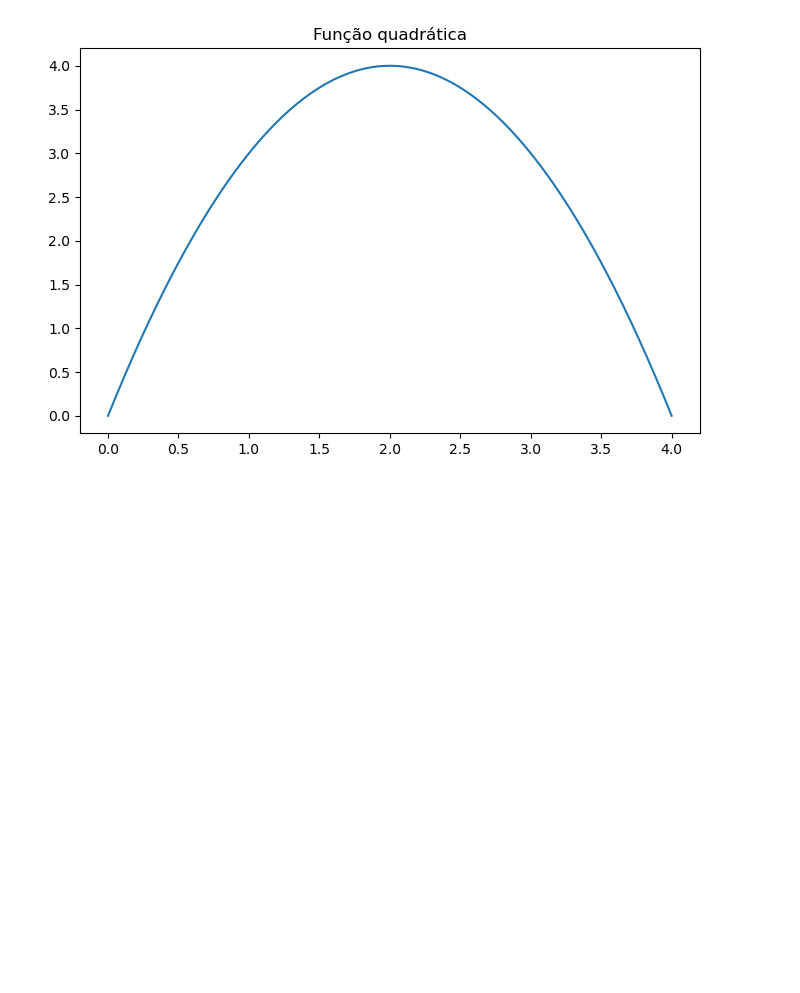
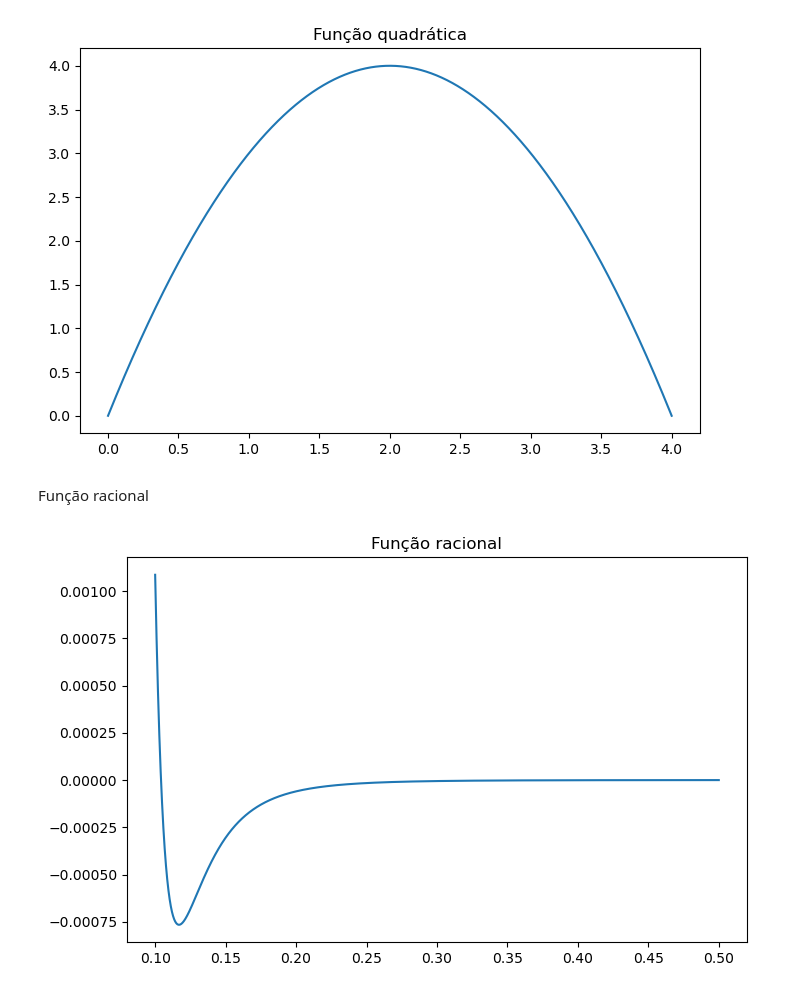
Before and after one commit to rogeriojunio/python-fundamentals, a Jupyter notebook: matplotlib/matplotlib.ipynb, the cells around one changed output. Drawn from its saved outputs; the diff is of its cells as text; code cells hidden in the pictures; blank space fills up the shorter version.

```diff
--- a/matplotlib/matplotlib.ipynb
+++ b/matplotlib/matplotlib.ipynb
@@ -52,3 +52,16 @@ plt.plot(x, y)
 plt.show()
 # %% [output]
 [figure]
+# %% [markdown]
+Função racional
+# %%
+fig = plt.figure(figsize=(8,5))
+plt.title('Função racional')
+
+x = np.linspace(0.1, 0.5, 10000)
+y= (5e-15)*((1/x)**12 - (9.6/x)**6)
+
+plt.plot(x, y)
+plt.show()
+# %% [output]
+[figure, added]
```
Also changed, not shown: parts of 11 cells of this notebook.
